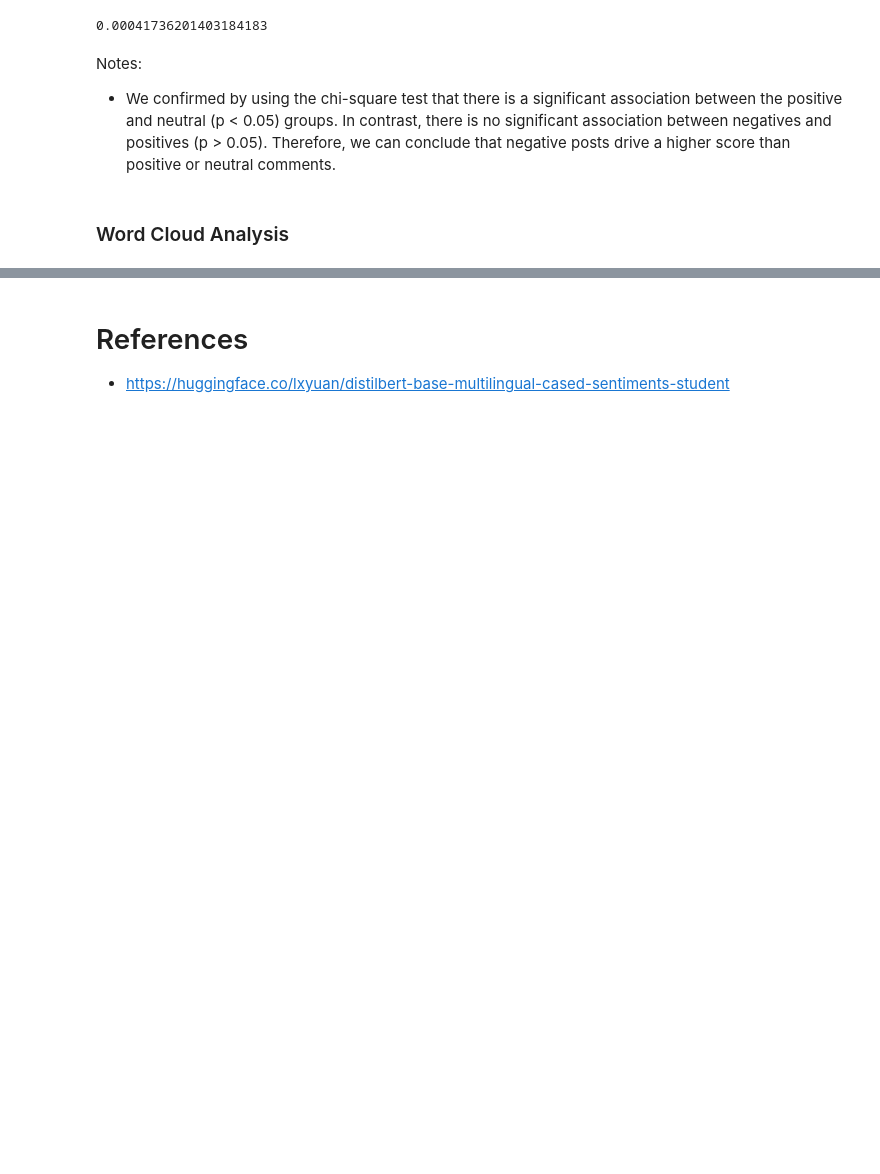
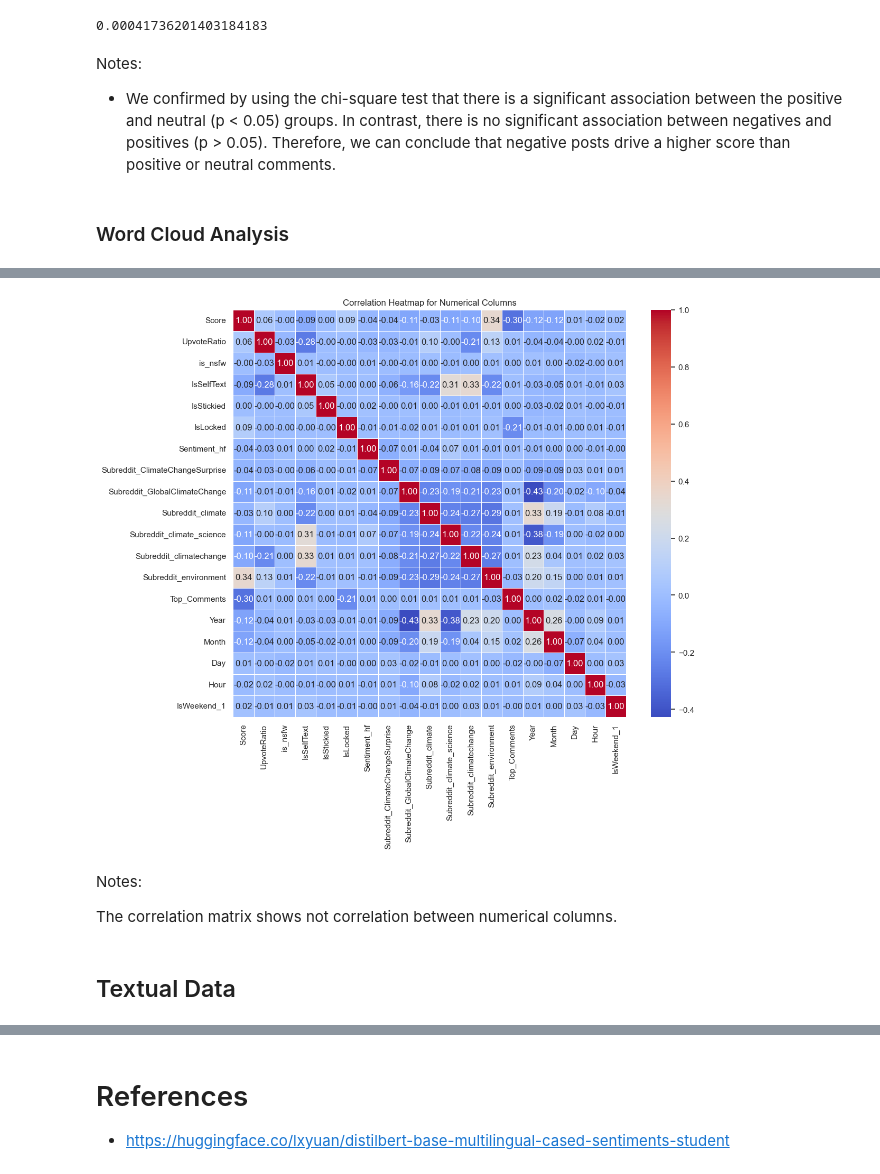
Before and after one commit to mlgomez0/advanced_python_project, a Jupyter notebook: notebooks/climate_change.ipynb, the cells around one changed output, grey strips where cells are left out. Saved outputs shown, nothing was run; the diff lists cells and outputs as text; code cells hidden in the pictures; blank space fills up the shorter version.

```diff
--- a/notebooks/climate_change.ipynb
+++ b/notebooks/climate_change.ipynb
@@ -293,0 +413,22 @@ plt.show()
+# %%
+# correlation matrix for numerical columns
+numerical_columns = data.select_dtypes(include='number').columns
+
+numerical_columns = [col for col in numerical_columns if col != 'Title']
+
+correlation_matrix = data[numerical_columns].corr()
+
+plt.figure(figsize=(12, 10))
+
+sns.heatmap(correlation_matrix, annot=True, cmap='coolwarm', fmt='.2f', linewidths=.5)
+
+plt.title('Correlation Heatmap for Numerical Columns')
+plt.show()
+# %% [output]
+[figure, added]
+# %% [markdown]
+Notes:
+
+The correlation matrix shows not correlation between numerical columns.
+# %% [markdown]
+## Textual Data
```
Also changed, not shown: parts of 53 cells of this notebook, 4 other files.
